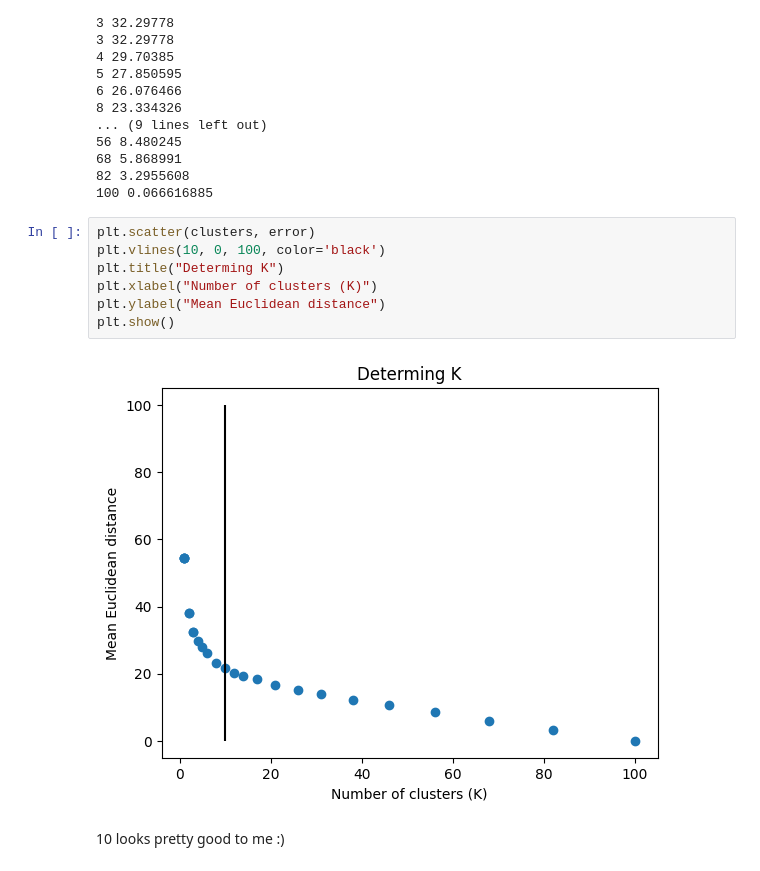
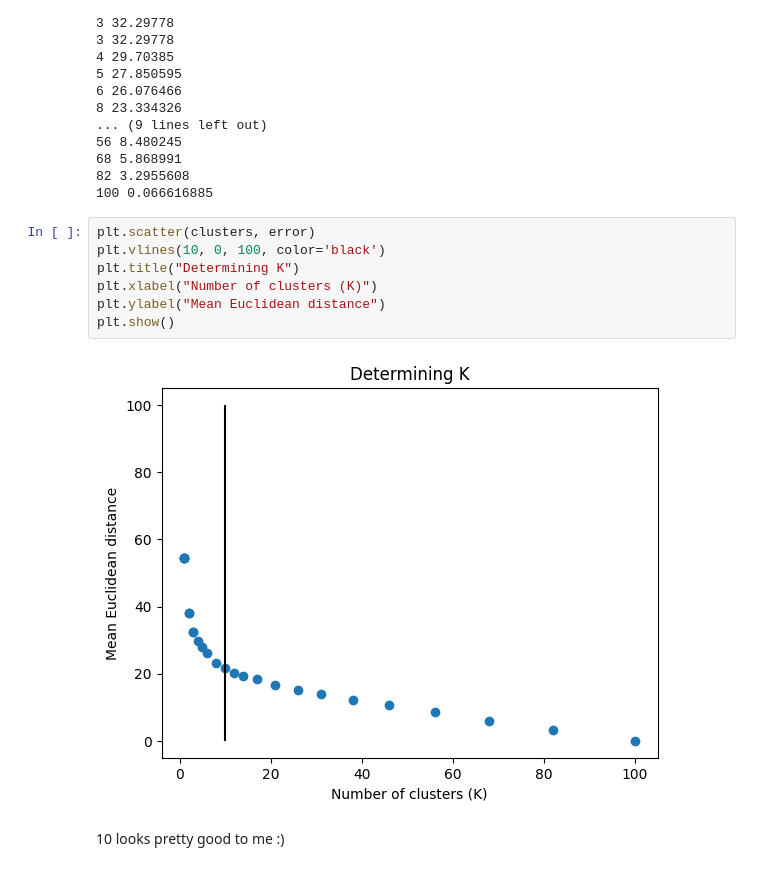
Before and after one commit to CU-ESIIL/Summit_group_2026_12, a Jupyter notebook: workflows/code/cluster_process.ipynb, the cells around one changed output. Drawn from its saved outputs; the diff is of its cells as text.

```diff
--- a/workflows/code/cluster_process.ipynb
+++ b/workflows/code/cluster_process.ipynb
@@ -225,12 +225,12 @@ for i in np.logspace(0, np.log10(subset), 25):
 # %%
 plt.scatter(clusters, error)
 plt.vlines(10, 0, 100, color='black')
-plt.title("Determing K")
+plt.title("Determining K")
 plt.xlabel("Number of clusters (K)")
 plt.ylabel("Mean Euclidean distance")
 plt.show()
 # %% [output]
-[figure, old version]
+[figure, new version]
 # %% [markdown]
 10 looks pretty good to me :)
 # %%
```
